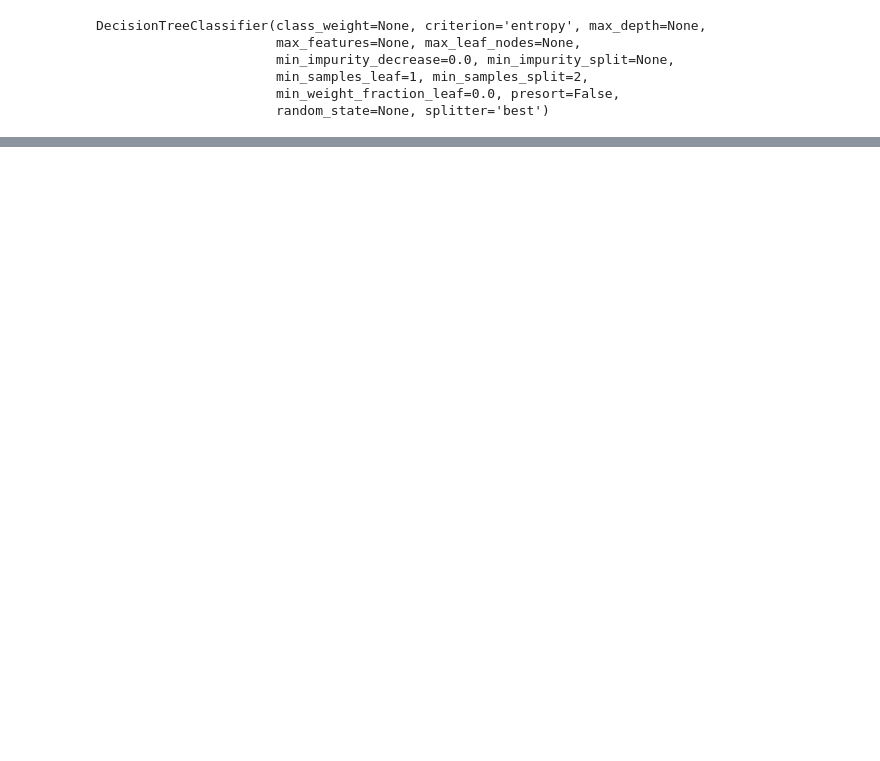
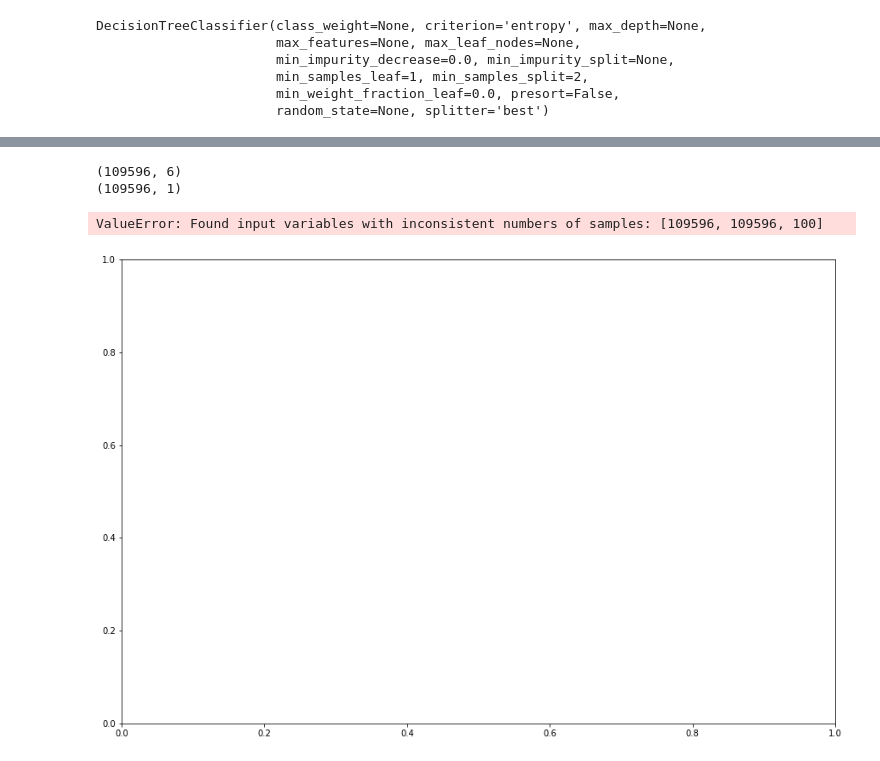
Before and after one commit to nikola-rados/seng474-project, a Jupyter notebook: notebooks/analysis.ipynb, the cells around one changed output, grey strips where cells are left out. Drawn from its saved outputs; the diff is of its cells as text; code cells hidden in the pictures; blank space fills up the shorter version.

```diff
--- a/notebooks/analysis.ipynb
+++ b/notebooks/analysis.ipynb
@@ -187,0 +180,60 @@ Recall: 0.9827586206896551
+# %%
+# k fold cross validation:
+# https://scikit-learn.org/stable/modules/cross_validation.html#k-fold
+# use a limited sample in order to estimate how the model is expected
+# to perform in general when used to make predictions on data not used
+# during the training of the model
+from sklearn.model_selection import StratifiedKFold
+
+y = y_train.to_numpy()
+y = y.reshape((X.shape[0], 1))
+
+def plot_cv_indices(cv, X, y, group, ax, n_splits, lw=10):
+    """Create a sample plot for indices of a cross-validation object."""
+
+    # Generate the training/testing visualizations for each CV split
+    for ii, (tr, tt) in enumerate(cv.split(X=X, y=y, groups=group)):
+        # Fill in indices with the training/test groups
+        indices = np.array([np.nan] * len(X))
+        indices[tt] = 1
+        indices[tr] = 0
+
+        # Visualize the results
+        ax.scatter(range(len(indices)), [ii + .5] * len(indices),
+                   c=indices, marker='_', lw=lw, cmap=cmap_cv,
+                   vmin=-.2, vmax=1.2)
+
+    # Plot the data classes and groups at the end
+    ax.scatter(range(len(X)), [ii + 1.5] * len(X),
+               c=y, marker='_', lw=lw, cmap=cmap_data)
+
+    ax.scatter(range(len(X)), [ii + 2.5] * len(X),
+               c=group, marker='_', lw=lw, cmap=cmap_data)
+
+    # Formatting
+    yticklabels = list(range(n_splits)) + ['class', 'group']
+    ax.set(yticks=np.arange(n_splits+2) + .5, yticklabels=yticklabels,
+           xlabel='Sample index', ylabel="CV iteration",
+           ylim=[n_splits+2.2, -.2], xlim=[0, 100])
+    ax.set_title('{}'.format(type(cv).__name__), fontsize=15)
+
+    return ax
+
+
+
+print(X.shape)
+print(y.shape)
+
+groups = np.hstack([[ii] * 10 for ii in range(10)])
+fig, ax = plt.subplots()
+skfold = StratifiedKFold(n_splits=10)
+
+
+plot_cv_indices(skfold, X, y, groups, ax, 10)
+# for train_index, test_index in skfold.split(X, y):
+#     print("TRAIN:", train_index, "TEST:", test_index)
+# %% [output]
+(109596, 6)
+(109596, 1)
+ValueError: Found input variables with inconsistent numbers of samples: [109596, 109596, 100]
+[figure, added]
```
Also changed, not shown: parts of 9 cells of this notebook, 8 other files.
